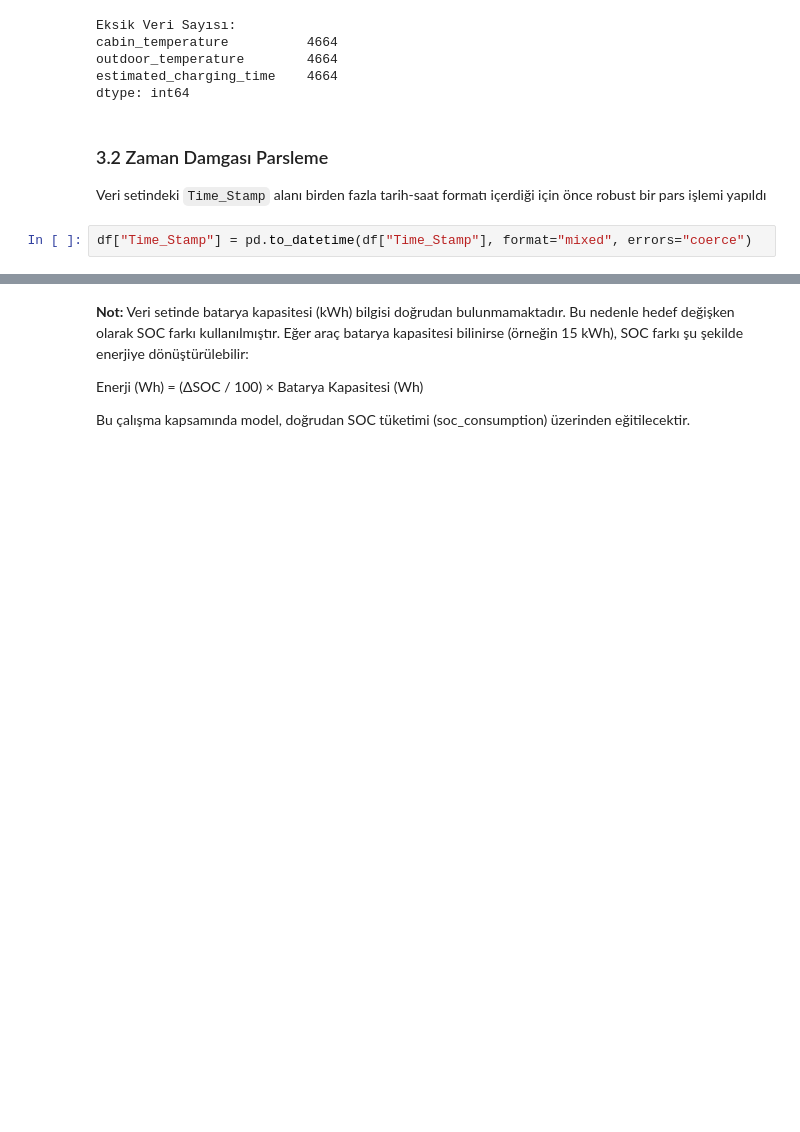
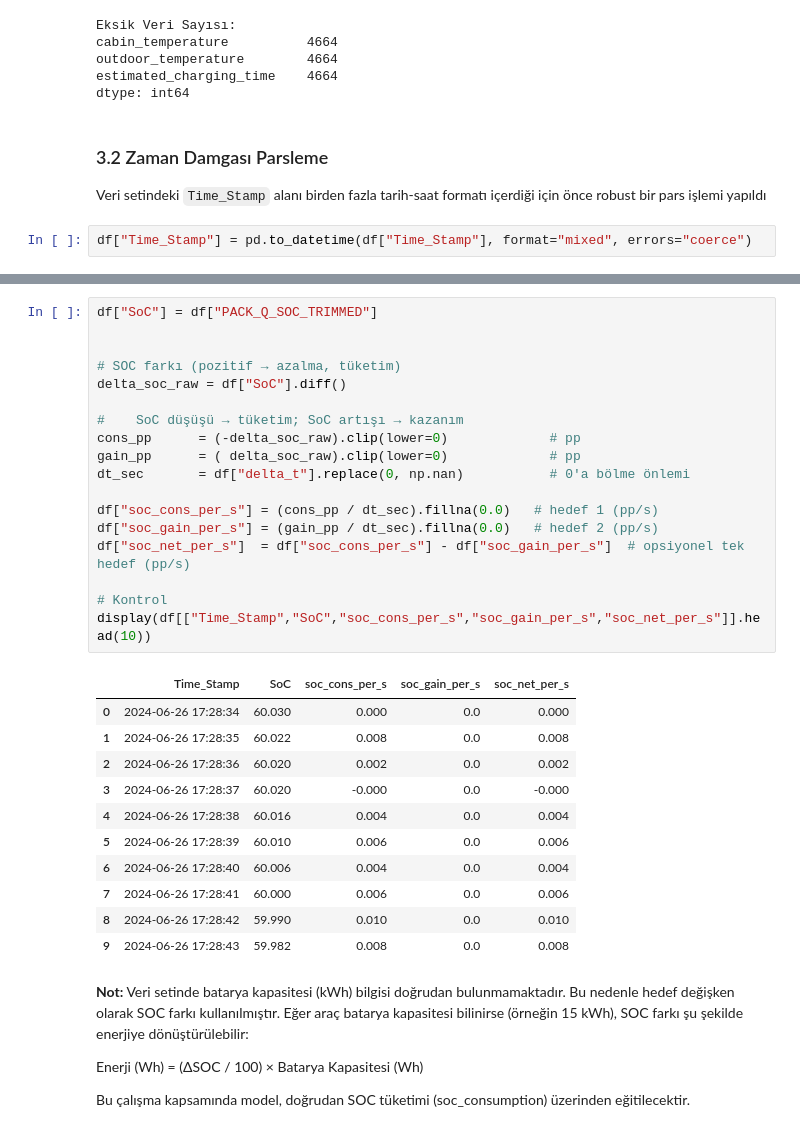
Before and after one commit to gmzdag/ev-energy-prediction, a Jupyter notebook: notebooks/ev_enerji_tuketimi_EDA.ipynb, the cells around one changed output, grey strips where cells are left out. Cells and saved outputs as stored; diff of their text form; blank space fills up the shorter version.

```diff
--- a/notebooks/ev_enerji_tuketimi_EDA.ipynb
+++ b/notebooks/ev_enerji_tuketimi_EDA.ipynb
@@ -200,3 +215,33 @@ display(df[["Time_Stamp", "SoC", "delta_soc", "soc_consumption", "cum_soc_consum
+# %%
+df["SoC"] = df["PACK_Q_SOC_TRIMMED"]
+
+
+# SOC farkı (pozitif → azalma, tüketim)
+delta_soc_raw = df["SoC"].diff()
+
+#    SoC düşüşü → tüketim; SoC artışı → kazanım
+cons_pp      = (-delta_soc_raw).clip(lower=0)             # pp
+gain_pp      = ( delta_soc_raw).clip(lower=0)             # pp
+dt_sec       = df["delta_t"].replace(0, np.nan)           # 0'a bölme önlemi
+
+df["soc_cons_per_s"] = (cons_pp / dt_sec).fillna(0.0)   # hedef 1 (pp/s)
+df["soc_gain_per_s"] = (gain_pp / dt_sec).fillna(0.0)   # hedef 2 (pp/s)
+df["soc_net_per_s"]  = df["soc_cons_per_s"] - df["soc_gain_per_s"]  # opsiyonel tek hedef (pp/s)
+
+# Kontrol
+display(df[["Time_Stamp","SoC","soc_cons_per_s","soc_gain_per_s","soc_net_per_s"]].head(10))
+# %% [output]
+|  | Time_Stamp | SoC | soc_cons_per_s | soc_gain_per_s | soc_net_per_s |
+| 0 | 2024-06-26 17:28:34 | 60.030 | 0.000 | 0.0 | 0.000 |
+| 1 | 2024-06-26 17:28:35 | 60.022 | 0.008 | 0.0 | 0.008 |
+| 2 | 2024-06-26 17:28:36 | 60.020 | 0.002 | 0.0 | 0.002 |
+| 3 | 2024-06-26 17:28:37 | 60.020 | -0.000 | 0.0 | -0.000 |
+| 4 | 2024-06-26 17:28:38 | 60.016 | 0.004 | 0.0 | 0.004 |
+| 5 | 2024-06-26 17:28:39 | 60.010 | 0.006 | 0.0 | 0.006 |
+| 6 | 2024-06-26 17:28:40 | 60.006 | 0.004 | 0.0 | 0.004 |
+| 7 | 2024-06-26 17:28:41 | 60.000 | 0.006 | 0.0 | 0.006 |
+| 8 | 2024-06-26 17:28:42 | 59.990 | 0.010 | 0.0 | 0.010 |
+| 9 | 2024-06-26 17:28:43 | 59.982 | 0.008 | 0.0 | 0.008 |
 # %% [markdown]
 **Not:** Veri setinde batarya kapasitesi (kWh) bilgisi doğrudan bulunmamaktadır. Bu nedenle
 hedef değişken olarak SOC farkı kullanılmıştır. Eğer araç batarya kapasitesi
```
Also changed, not shown: parts of 24 cells of this notebook, 3 other files.
